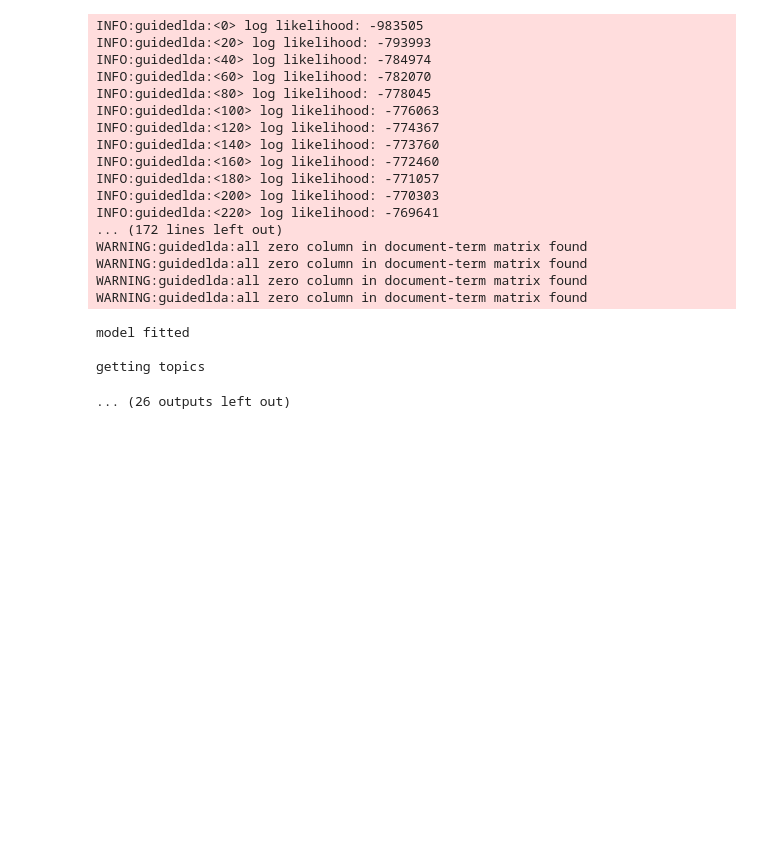
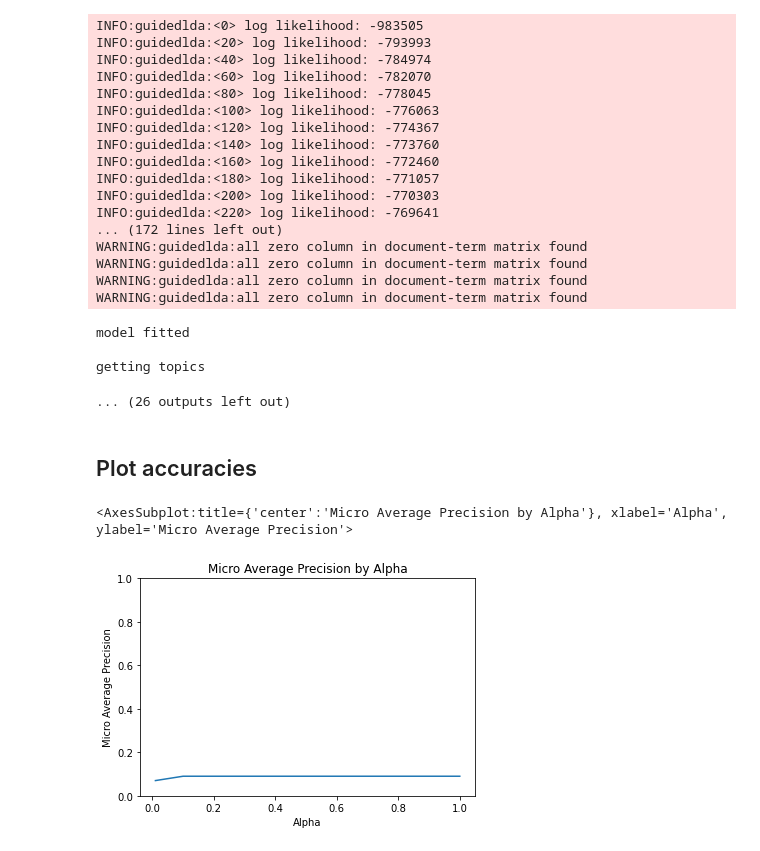
Before and after one commit to apschlissel/capstone, a Jupyter notebook: guided_lda_hparam_tuning.ipynb, the cells around one changed output. Drawn from its saved outputs; the diff is of its cells as text; code cells hidden in the pictures; blank space fills up the shorter version.

Commit message:
adding charts

```diff
--- a/guided_lda_hparam_tuning.ipynb
+++ b/guided_lda_hparam_tuning.ipynb
@@ -880,3 +880,15 @@ model fitted
 
 getting topics
 ... (26 outputs left out)
+# %% [markdown]
+## Plot accuracies
+# %%
+#make df
+alpha_dict = {'alpha': [0.01, 0.1, 1], 'micro_avg_precision': [0.07, 0.09, 0.09]}
+df_alpha = pd.DataFrame(data=alpha_dict)
+
+#plot df
+df_alpha.plot.line(x='alpha', y='micro_avg_precision', ylim=(0,1), ylabel='Micro Average Precision', xlabel='Alpha', title='Micro Average Precision by Alpha', legend=False)
+# %% [output]
+<AxesSubplot:title={'center':'Micro Average Precision by Alpha'}, xlabel='Alpha', ylabel='Micro Average Precision'>
+[figure, added]
```
Also changed, not shown: parts of 2 cells of this notebook.
